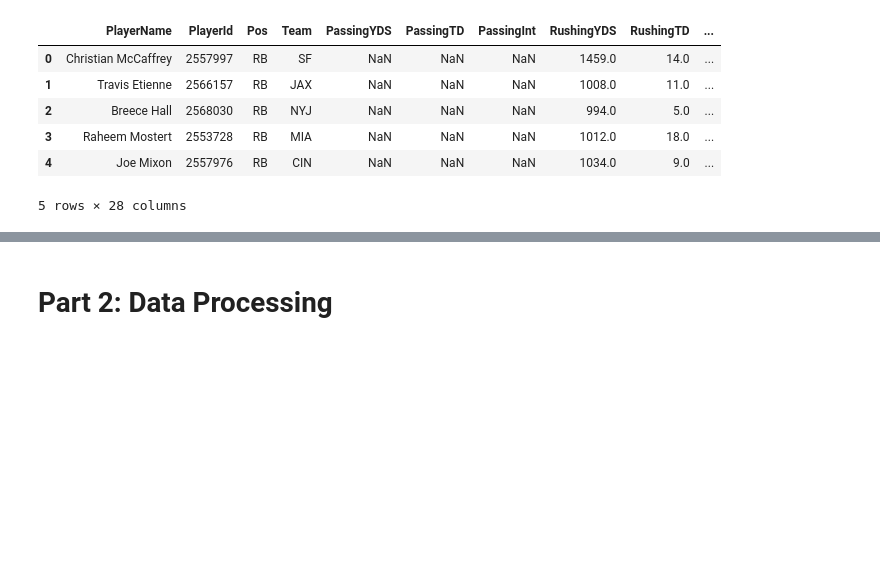
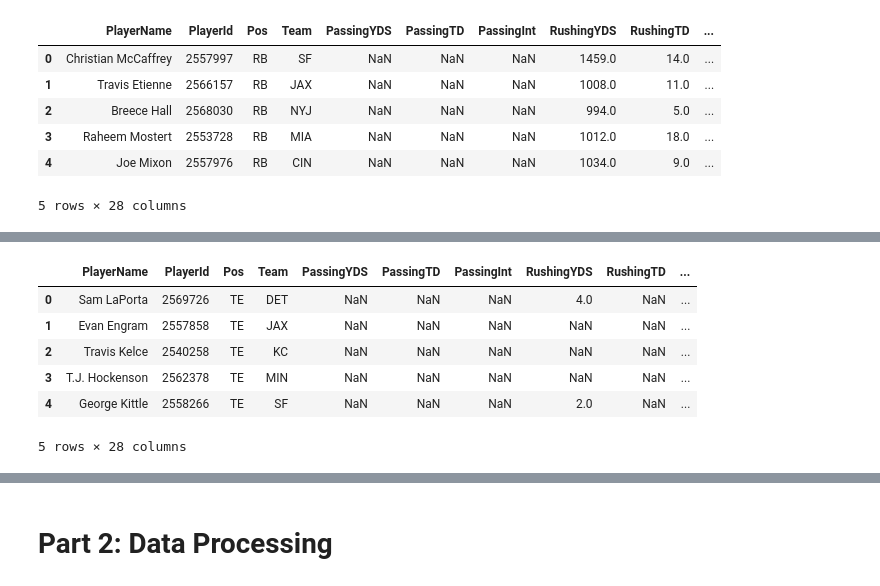
Before and after one commit to fdeegbe/FantasyFootballAnalysis, a Jupyter notebook: FantasyFootballAnalysis.ipynb, the cells around one changed output, grey strips where cells are left out. Cells and saved outputs as stored; diff of their text form; code cells hidden in the pictures; blank space fills up the shorter version.

```diff
--- a/FantasyFootballAnalysis.ipynb
+++ b/FantasyFootballAnalysis.ipynb
@@ -119,2 +162,23 @@ rb_dfs[-1].head()
+# %%
+years = ["2020", "2021", "2022", "2023"]
+# array of dataframes containing QB data for years 2020-2023
+te_dfs = []
+for year in years:
+    te_url = "https://raw.githubusercontent.com/hvpkod/NFL-Data/main/NFL-data-Players/"+ year +"/TE_season.csv"
+    te_df = pd.read_csv(te_url)
+    te_df = te_df.head(32)
+    # remove jr
+    te_df['PlayerName'] = te_df['PlayerName'].str.replace(r'\s+(Jr|Sr)\.?$', '', regex=True)
+    te_dfs.append(te_df)
+
+te_dfs[-1].head()
+# %% [output]
+|  | PlayerName | PlayerId | Pos | Team | PassingYDS | PassingTD | PassingInt | RushingYDS | RushingTD | ... |
+| 0 | Sam LaPorta | 2569726 | TE | DET | NaN | NaN | NaN | 4.0 | NaN | ... |
+| 1 | Evan Engram | 2557858 | TE | JAX | NaN | NaN | NaN | NaN | NaN | ... |
+| 2 | Travis Kelce | 2540258 | TE | KC | NaN | NaN | NaN | NaN | NaN | ... |
+| 3 | T.J. Hockenson | 2562378 | TE | MIN | NaN | NaN | NaN | NaN | NaN | ... |
+| 4 | George Kittle | 2558266 | TE | SF | NaN | NaN | NaN | 2.0 | NaN | ... |
+5 rows × 28 columns
 # %% [markdown]
 ### Get ADP Rankings Data
```
Also changed, not shown: parts of 18 cells of this notebook, 4 other files.
